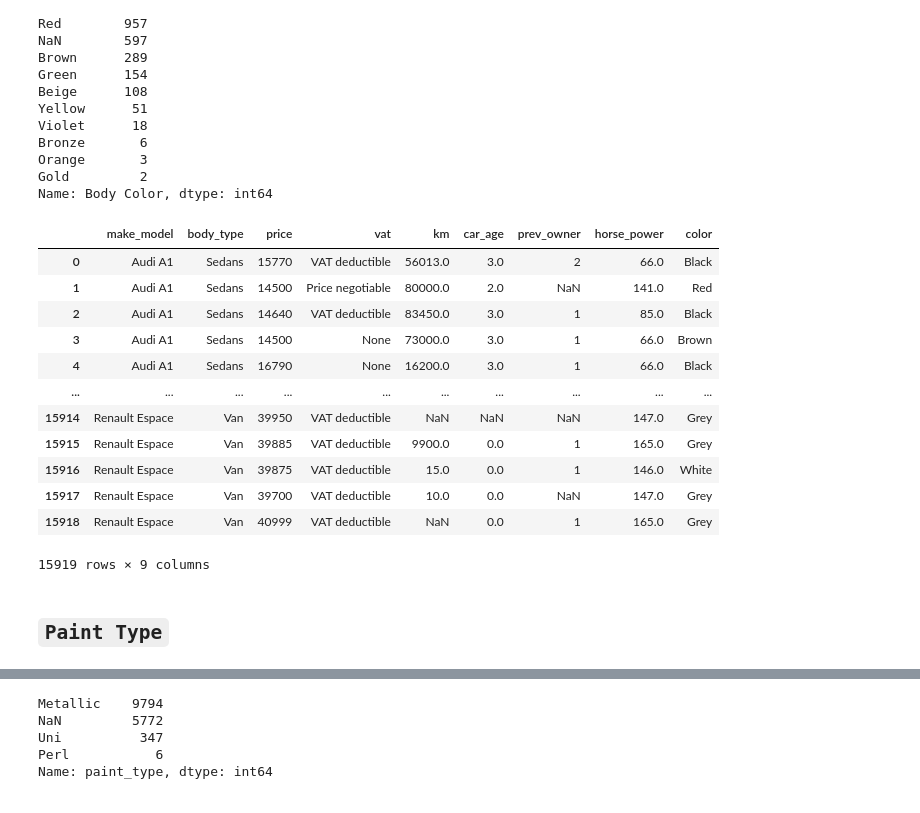
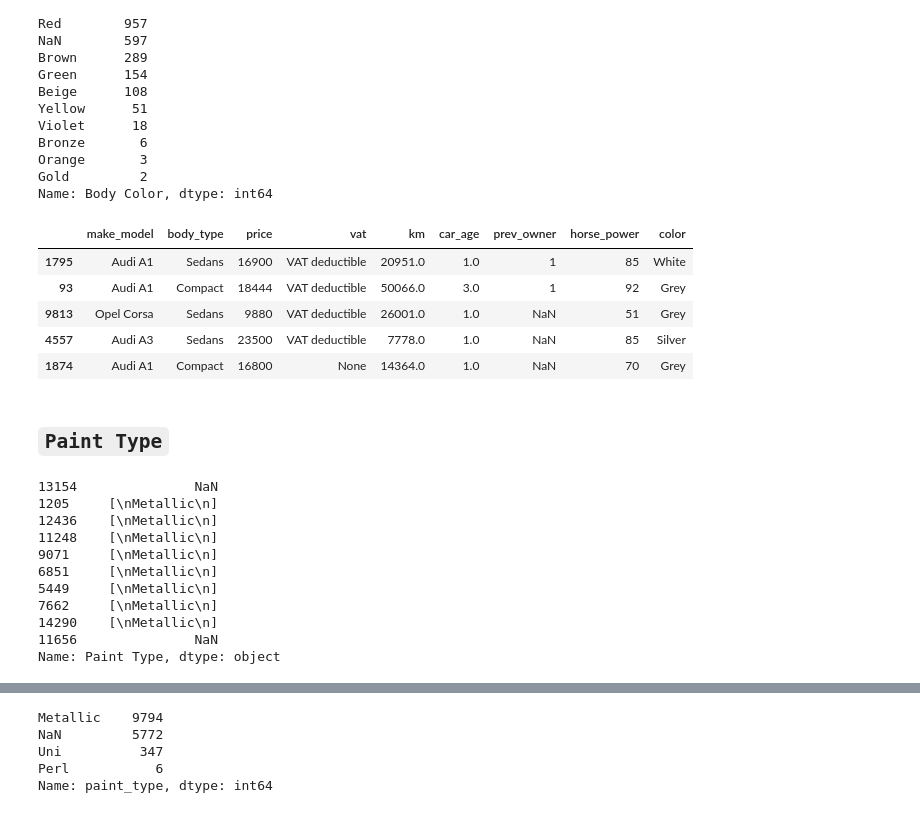
Before and after one commit to hsaglamlar/Data-Analysis-and-Visualisation-Projects, a Jupyter notebook: Scout_Car_EDA_Project/AutoScout_clean.ipynb, the cells around one changed output, grey strips where cells are left out. Saved outputs shown, nothing was run; the diff lists cells and outputs as text; code cells hidden in the pictures.

```diff
--- a/Scout_Car_EDA_Project/AutoScout_clean.ipynb
+++ b/Scout_Car_EDA_Project/AutoScout_clean.ipynb
@@ -330,2 +326,0 @@ Name: prev_owner, dtype: int64
-# %%
-df_car['prev_owner'] = df['prev_owner']
@@ -349,2 +359,2 @@ Name: hp, Length: 81, dtype: int64
 # %%
-df['hp'] = df['hp'].str.extract('(\d{1,3})')[0].astype('float')
+df['hp'].str.extract('(\d{1,3})')[0]
@@ -351,2 +374,3 @@ df['hp'] = df['hp'].str.extract('(\d{1,3})')[0].astype('float')
-# %%
-df_car['horse_power'] = df['hp']
+# %%
+df_car['horse_power'] = df['hp'].str.extract('(\d{1,3})')[0]
+df_car['horse_power'].value_counts(dropna=False)
@@ -400,23 +455,30 @@ Gold         2
 Name: Body Color, dtype: int64
 # %%
 df_car["color"] = df['Body Color'].str[1]
-df_car
+df_car.sample(5)
 # %% [output]
 |  | make_model | body_type | price | vat | km | car_age | prev_owner | horse_power | color |
-| 0 | Audi A1 | Sedans | 15770 | VAT deductible | 56013.0 | 3.0 | 2 | 66.0 | Black |
-| 1 | Audi A1 | Sedans | 14500 | Price negotiable | 80000.0 | 2.0 | NaN | 141.0 | Red |
-| 2 | Audi A1 | Sedans | 14640 | VAT deductible | 83450.0 | 3.0 | 1 | 85.0 | Black |
-| 3 | Audi A1 | Sedans | 14500 | None | 73000.0 | 3.0 | 1 | 66.0 | Brown |
-| 4 | Audi A1 | Sedans | 16790 | None | 16200.0 | 3.0 | 1 | 66.0 | Black |
-| ... | ... | ... | ... | ... | ... | ... | ... | ... | ... |
-| 15914 | Renault Espace | Van | 39950 | VAT deductible | NaN | NaN | NaN | 147.0 | Grey |
-| 15915 | Renault Espace | Van | 39885 | VAT deductible | 9900.0 | 0.0 | 1 | 165.0 | Grey |
-| 15916 | Renault Espace | Van | 39875 | VAT deductible | 15.0 | 0.0 | 1 | 146.0 | White |
-| 15917 | Renault Espace | Van | 39700 | VAT deductible | 10.0 | 0.0 | NaN | 147.0 | Grey |
-| 15918 | Renault Espace | Van | 40999 | VAT deductible | NaN | 0.0 | 1 | 165.0 | Grey |
+| 1795 | Audi A1 | Sedans | 16900 | VAT deductible | 20951.0 | 1.0 | 1 | 85 | White |
+| 93 | Audi A1 | Compact | 18444 | VAT deductible | 50066.0 | 3.0 | 1 | 92 | Grey |
+| 9813 | Opel Corsa | Sedans | 9880 | VAT deductible | 26001.0 | 1.0 | NaN | 51 | Grey |
+| 4557 | Audi A3 | Sedans | 23500 | VAT deductible | 7778.0 | 1.0 | NaN | 85 | Silver |
+| 1874 | Audi A1 | Compact | 16800 | None | 14364.0 | 1.0 | NaN | 70 | Grey |
-15919 rows × 9 columns
 # %% [markdown]
 ## `Paint Type`
+# %%
+df['Paint Type'].sample(10)
+# %% [output]
+13154               NaN
+1205     [\nMetallic\n]
+12436    [\nMetallic\n]
+11248    [\nMetallic\n]
+9071     [\nMetallic\n]
+6851     [\nMetallic\n]
+5449     [\nMetallic\n]
+7662     [\nMetallic\n]
+14290    [\nMetallic\n]
+11656               NaN
+Name: Paint Type, dtype: object
 # %%
 df['Paint Type'] = [item[0] if type(item) == list else item for item in df['Paint Type']]
 df_car["paint_type"] = df['Paint Type'].str.extract("\\n(\w+)")
```
Also changed, not shown: parts of 48 cells of this notebook, 6 other files.
